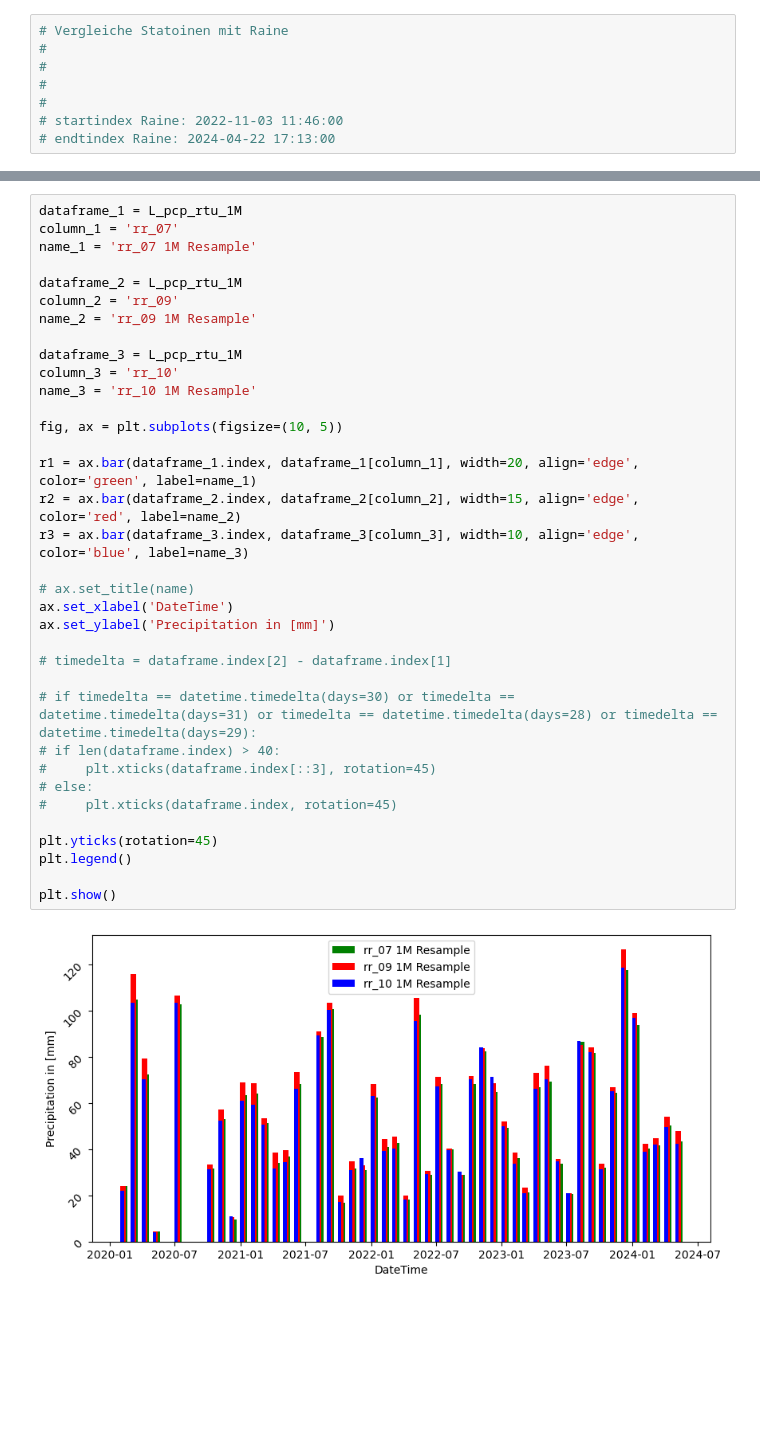
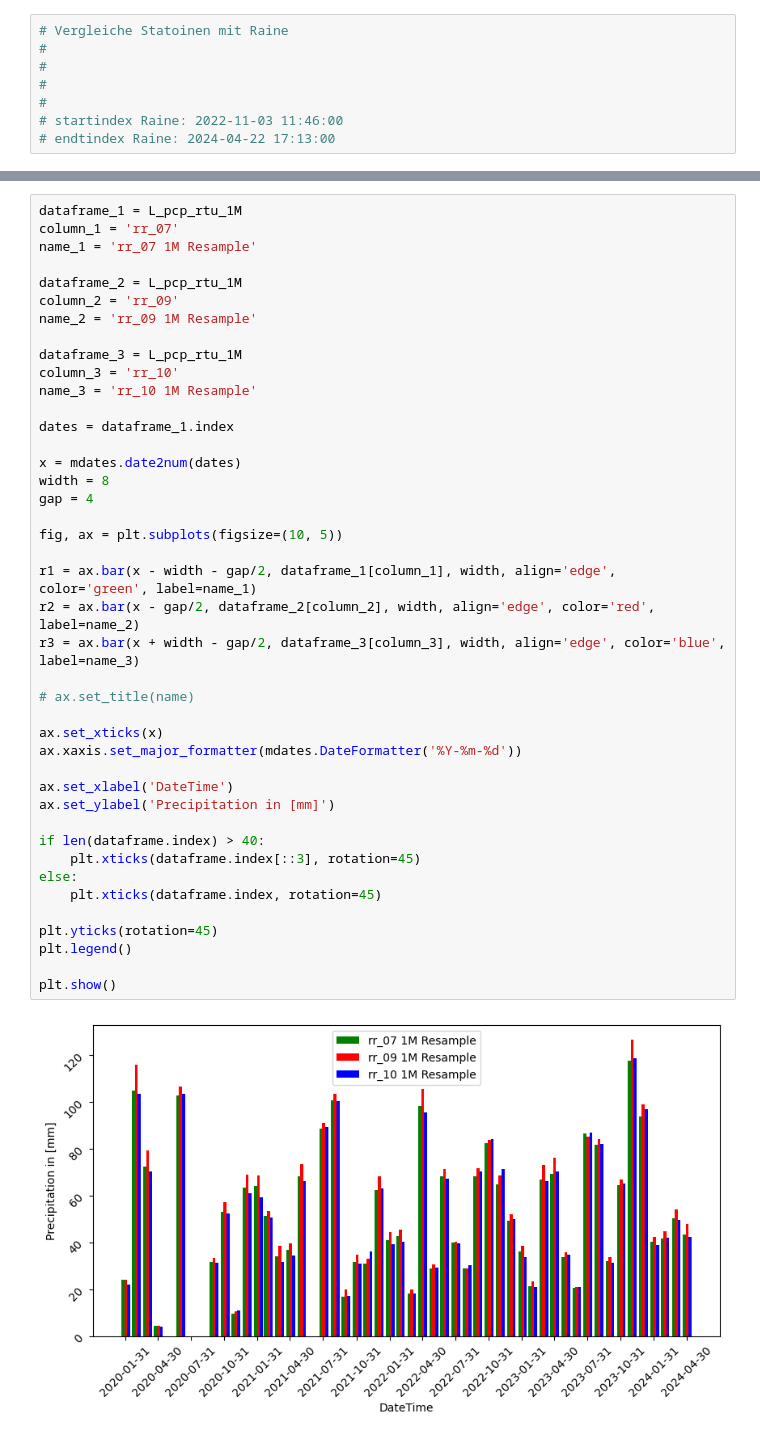
Before and after one commit to Nicholas202024/Hiwi_Code, a Jupyter notebook: statistik_summen.ipynb, the cells around one changed output, grey strips where cells are left out. Cells and saved outputs as stored; diff of their text form; blank space fills up the shorter version.

```diff
--- a/statistik_summen.ipynb
+++ b/statistik_summen.ipynb
@@ -402,37 +382,44 @@ plt.show()
 # %%
 dataframe_1 = L_pcp_rtu_1M
 column_1 = 'rr_07'
 name_1 = 'rr_07 1M Resample'
 
 dataframe_2 = L_pcp_rtu_1M
 column_2 = 'rr_09'
 name_2 = 'rr_09 1M Resample'
 
 dataframe_3 = L_pcp_rtu_1M
 column_3 = 'rr_10'
 name_3 = 'rr_10 1M Resample'
 
+dates = dataframe_1.index
+
+x = mdates.date2num(dates)
+width = 8
+gap = 4
+
 fig, ax = plt.subplots(figsize=(10, 5))
 
-r1 = ax.bar(dataframe_1.index, dataframe_1[column_1], width=20, align='edge', color='green', label=name_1)
-r2 = ax.bar(dataframe_2.index, dataframe_2[column_2], width=15, align='edge', color='red', label=name_2)
-r3 = ax.bar(dataframe_3.index, dataframe_3[column_3], width=10, align='edge', color='blue', label=name_3)
+r1 = ax.bar(x - width - gap/2, dataframe_1[column_1], width, align='edge', color='green', label=name_1)
+r2 = ax.bar(x - gap/2, dataframe_2[column_2], width, align='edge', color='red', label=name_2)
+r3 = ax.bar(x + width - gap/2, dataframe_3[column_3], width, align='edge', color='blue', label=name_3)
 
 # ax.set_title(name)
+
+ax.set_xticks(x)
+ax.xaxis.set_major_formatter(mdates.DateFormatter('%Y-%m-%d'))
+
 ax.set_xlabel('DateTime')
 ax.set_ylabel('Precipitation in [mm]')
 
-# timedelta = dataframe.index[2] - dataframe.index[1]
-
-# if timedelta == datetime.timedelta(days=30) or timedelta == datetime.timedelta(days=31) or timedelta == datetime.timedelta(days=28) or timedelta == datetime.timedelta(days=29):
-# if len(dataframe.index) > 40:
-#     plt.xticks(dataframe.index[::3], rotation=45)
-# else:
-#     plt.xticks(dataframe.index, rotation=45)
+if len(dataframe.index) > 40:
+    plt.xticks(dataframe.index[::3], rotation=45)
+else:
+    plt.xticks(dataframe.index, rotation=45)
 
 plt.yticks(rotation=45)
 plt.legend()
 
 plt.show()
 # %% [output]
-[figure, old version]
+[figure, new version]
```
Also changed, not shown: parts of 14 cells of this notebook.
